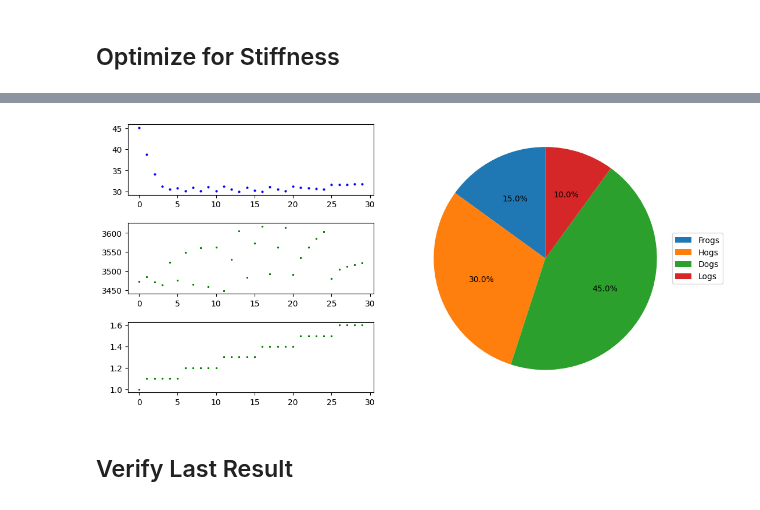
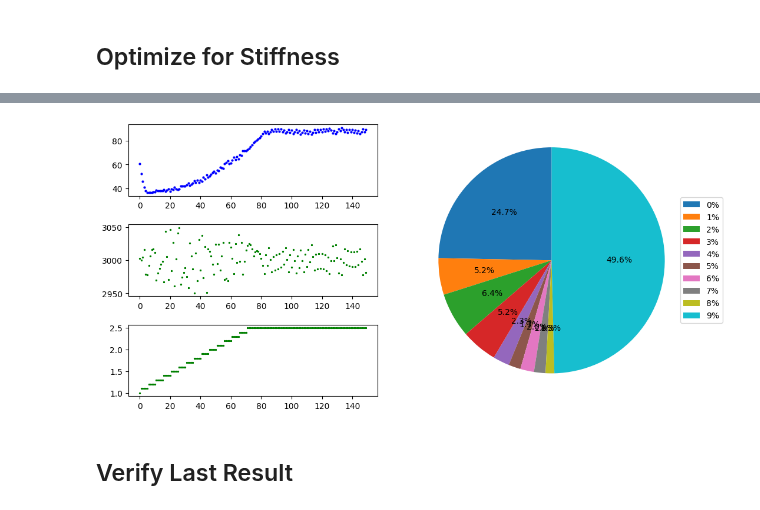
Before and after one commit to dewloosh/SigmaEpsilon, a Jupyter notebook: notebooks/console_topopt_3d.ipynb, the cells around one changed output, grey strips where cells are left out. Cells and saved outputs as stored; diff of their text form; code cells hidden in the pictures.

```diff
--- a/notebooks/console_topopt_3d.ipynb
+++ b/notebooks/console_topopt_3d.ipynb
@@ -122,19 +116,0 @@ Plot the topology with Matplotlib
-# %%
-import matplotlib.pyplot as plt
-import numpy as np
-
-# prepare some coordinates
-x, y, z = np.indices((nx, ny, nz))
-
-# combine the objects into a single boolean array
-voxelarray = np.ones((nx, ny, nz), dtype=bool)
-
-# set the colors of each object
-colors = np.empty((nx, ny, nz), dtype=object)
-colors[:] = 'red'
-
-# and plot everything
-ax = plt.figure().add_subplot(projection='3d')
-ax.voxels(voxelarray, facecolors=colors, edgecolor='k')
-
-plt.show()
@@ -169,6 +143,9 @@ from neumann import histogram
 from matplotlib import gridspec
 import matplotlib as mpl
 from IPython.display import display, clear_output
+import matplotlib.pyplot as plt
+
+plt.ioff()
 
 fig = plt.figure(figsize=(12, 6))  # in inches
 fig.patch.set_facecolor('white')
@@ -196,10 +173,23 @@ ax4.legend(wedges, labels,
            loc="center left",
            bbox_to_anchor=(1, 0, 0.5, 1))
 
-def callback_inline(i, obj, vol, pen):
+def callback_inline(i, obj, vol, pen, x, nbins=10):
+
     ax1.plot(i, obj, marker='o', c='b', markersize='2')
     ax2.plot(i, vol, marker='*', c='g', markersize='2')
     ax3.plot(i, pen, marker='*', c='g', markersize='2')
+
+    ax4.cla()
+    hist, _ = histogram(x, nbins)
+    hist = hist.astype(float)
+    hist /= hist.max()
+    wedges, *_ = ax4.pie(hist, autopct='%1.1f%%', startangle=90)
+    labels = ["{}%".format(i) for i in range(nbins)]
+    ax4.axis('equal')
+    ax4.legend(wedges, labels,
+        loc="center left",
+        bbox_to_anchor=(1, 0, 0.5, 1))
+
     display(fig)
     clear_output(wait=True)
     plt.pause(0.1)
@@ -208,16 +196,18 @@ def callback_inline(i, obj, vol, pen):
 # %%
 from tqdm import tqdm
 
+plt.ion()
+
 #for i in tqdm(range(50)):
-for i in range(30):
+for i in range(nIter):
     r = next(optimizer)
     #if i%5 == 0:
     history['obj'].append(r.obj)
     history['vol'].append(r.vol)
     history['pen'].append(r.pen)
-    callback_inline(i, r.obj, r.vol, r.pen)
+    callback_inline(i, r.obj, r.vol, r.pen, r.x)
 # %% [output]
-[figure, old version]
+[figure, new version]
 # %% [markdown]
 ## Verify Last Result
 # %%
```
Also changed, not shown: parts of 13 cells of this notebook.
